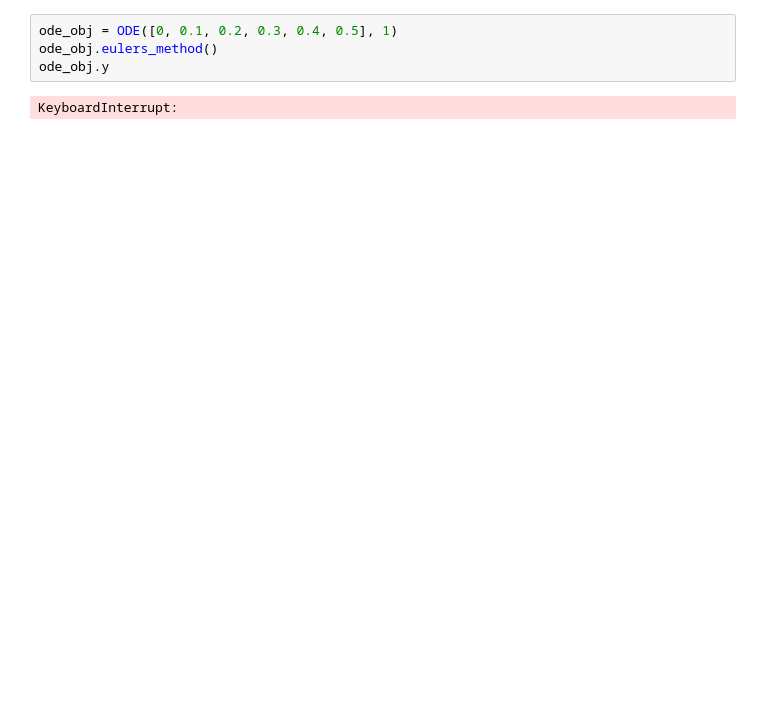
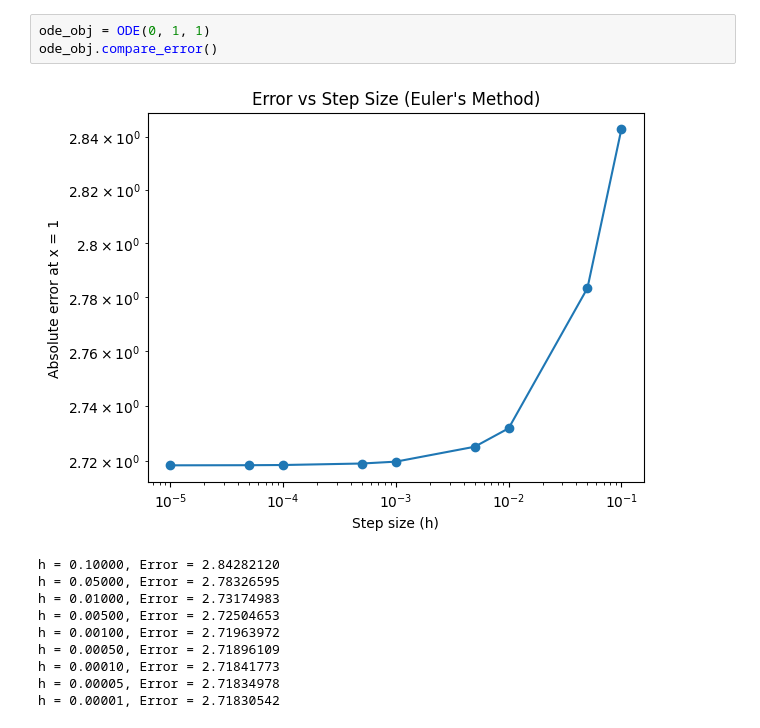
Before and after one commit to astroartics/Numerical_Analysis, a Jupyter notebook: Sem_3/ODE.ipynb, the cells around one changed output. Saved outputs shown, nothing was run; the diff lists cells and outputs as text; blank space fills up the shorter version.

```diff
--- a/Sem_3/ODE.ipynb
+++ b/Sem_3/ODE.ipynb
@@ -58,6 +50,14 @@ class ODE:
 # %%
-ode_obj = ODE([0, 0.1, 0.2, 0.3, 0.4, 0.5], 1)
-ode_obj.eulers_method()
-ode_obj.y
+ode_obj = ODE(0, 1, 1)
+ode_obj.compare_error()
 # %% [output]
+[figure, added]
-KeyboardInterrupt:
+h = 0.10000, Error = 2.84282120
+h = 0.05000, Error = 2.78326595
+h = 0.01000, Error = 2.73174983
+h = 0.00500, Error = 2.72504653
+h = 0.00100, Error = 2.71963972
+h = 0.00050, Error = 2.71896109
+h = 0.00010, Error = 2.71841773
+h = 0.00005, Error = 2.71834978
+h = 0.00001, Error = 2.71830542
```
Also changed, not shown: parts of 2 cells of this notebook.
